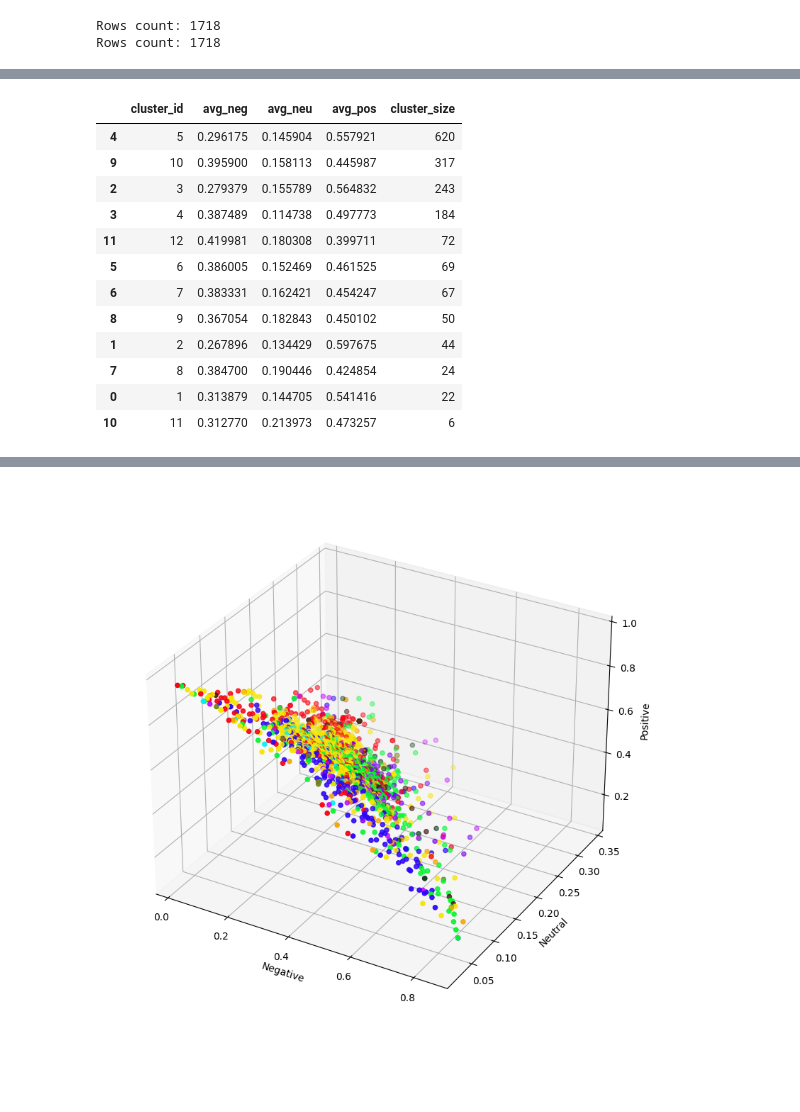
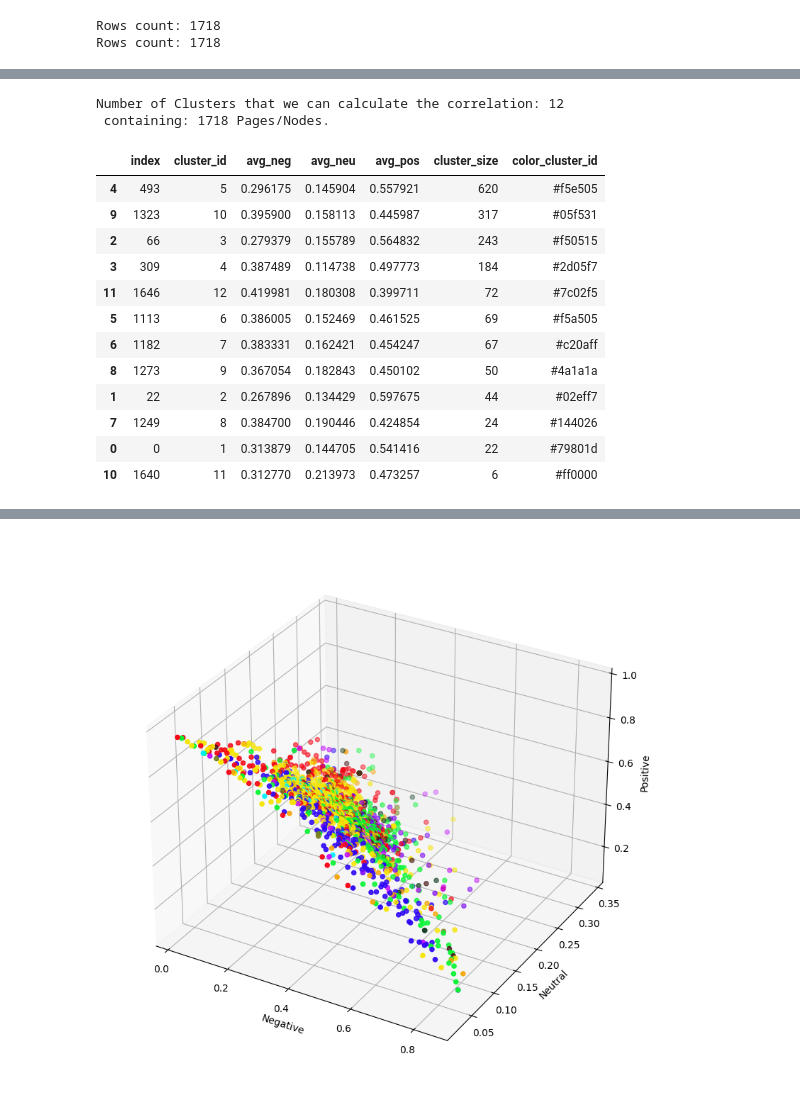
Before and after one commit to rmnrth4/wbth-project, a Jupyter notebook: graph_network/graph-clustering.ipynb, the cells around one changed output, grey strips where cells are left out. Cells and saved outputs as stored; diff of their text form; code cells hidden in the pictures; blank space fills up the shorter version.

```diff
--- a/graph_network/graph-clustering.ipynb
+++ b/graph_network/graph-clustering.ipynb
@@ -37,0 +45,21 @@ G, N = get_graph_from_matrix_customized_color(matrix)
+# %%
+G = nx.karate_club_graph()
+
+path_lengths = dict(nx.all_pairs_shortest_path_length(G))
+distance_matrix = np.zeros((len(G), len(G)))
+
+nodes = list(G.nodes())
+for i, node_i in enumerate(nodes):
+    for j, node_j in enumerate(nodes):
+        if node_j in path_lengths[node_i]:
+            distance_matrix[i, j] = path_lengths[node_i][node_j]
+
+linked = linkage(squareform(distance_matrix), method='ward')
+
+dendrogram(linked)
+
+# Dendrogram anzeigen
+plt.title("Dendrogram")
+plt.xlabel('Node Index')
+plt.ylabel('Distance')
+plt.show()
@@ -131,16 +112,19 @@ Name: count, dtype: int64
 # %%
-get_average_sentiment_and_size_per_cluster(graph_clustering_shortest_path, "cluster_id").sort_values("cluster_size", ascending=False)
+df = get_cluster_overview(graph_clustering_shortest_path, "cluster_id").sort_values("cluster_size", ascending=False)
+df
 # %% [output]
+Number of Clusters that we can calculate the correlation: 12
+ containing: 1718 Pages/Nodes.
-|  | cluster_id | avg_neg | avg_neu | avg_pos | cluster_size |
-| 4 | 5 | 0.296175 | 0.145904 | 0.557921 | 620 |
-| 9 | 10 | 0.395900 | 0.158113 | 0.445987 | 317 |
-| 2 | 3 | 0.279379 | 0.155789 | 0.564832 | 243 |
-| 3 | 4 | 0.387489 | 0.114738 | 0.497773 | 184 |
-| 11 | 12 | 0.419981 | 0.180308 | 0.399711 | 72 |
-| 5 | 6 | 0.386005 | 0.152469 | 0.461525 | 69 |
-| 6 | 7 | 0.383331 | 0.162421 | 0.454247 | 67 |
-| 8 | 9 | 0.367054 | 0.182843 | 0.450102 | 50 |
-| 1 | 2 | 0.267896 | 0.134429 | 0.597675 | 44 |
-| 7 | 8 | 0.384700 | 0.190446 | 0.424854 | 24 |
-| 0 | 1 | 0.313879 | 0.144705 | 0.541416 | 22 |
-| 10 | 11 | 0.312770 | 0.213973 | 0.473257 | 6 |
+|  | index | cluster_id | avg_neg | avg_neu | avg_pos | cluster_size | color_cluster_id |
+| 4 | 493 | 5 | 0.296175 | 0.145904 | 0.557921 | 620 | #f5e505 |
+| 9 | 1323 | 10 | 0.395900 | 0.158113 | 0.445987 | 317 | #05f531 |
+| 2 | 66 | 3 | 0.279379 | 0.155789 | 0.564832 | 243 | #f50515 |
+| 3 | 309 | 4 | 0.387489 | 0.114738 | 0.497773 | 184 | #2d05f7 |
+| 11 | 1646 | 12 | 0.419981 | 0.180308 | 0.399711 | 72 | #7c02f5 |
+| 5 | 1113 | 6 | 0.386005 | 0.152469 | 0.461525 | 69 | #f5a505 |
+| 6 | 1182 | 7 | 0.383331 | 0.162421 | 0.454247 | 67 | #c20aff |
+| 8 | 1273 | 9 | 0.367054 | 0.182843 | 0.450102 | 50 | #4a1a1a |
+| 1 | 22 | 2 | 0.267896 | 0.134429 | 0.597675 | 44 | #02eff7 |
+| 7 | 1249 | 8 | 0.384700 | 0.190446 | 0.424854 | 24 | #144026 |
+| 0 | 0 | 1 | 0.313879 | 0.144705 | 0.541416 | 22 | #79801d |
+| 10 | 1640 | 11 | 0.312770 | 0.213973 | 0.473257 | 6 | #ff0000 |
```
Also changed, not shown: parts of 52 cells of this notebook, 1 other file.
